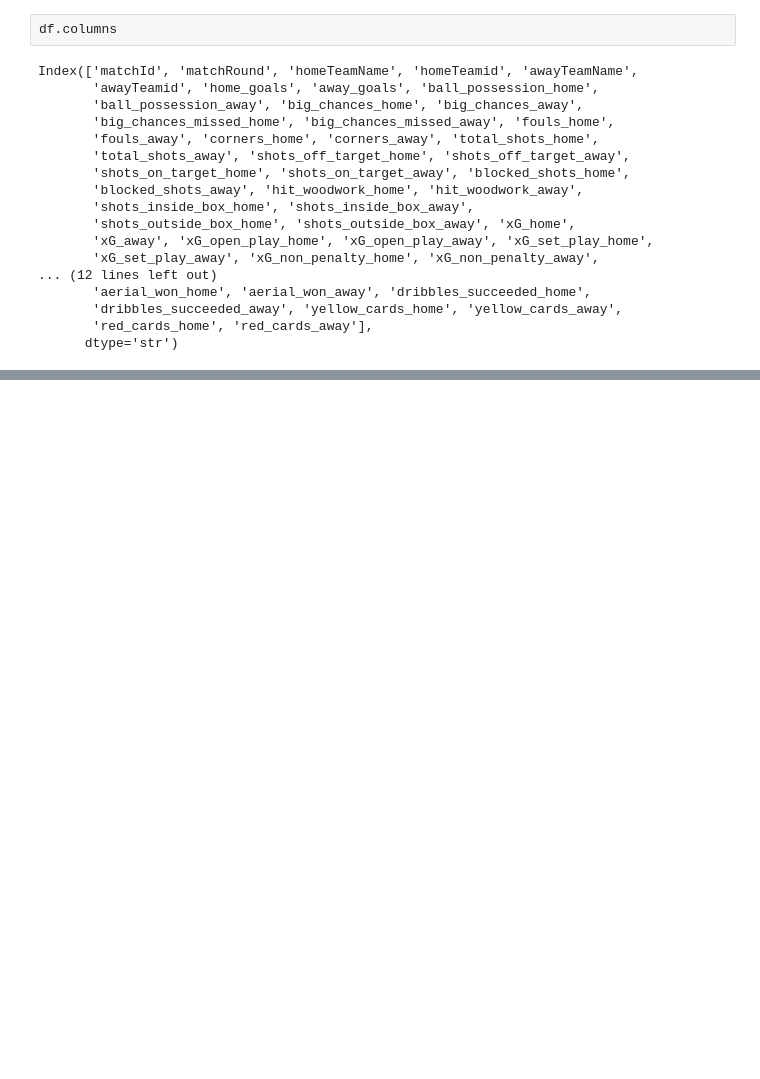
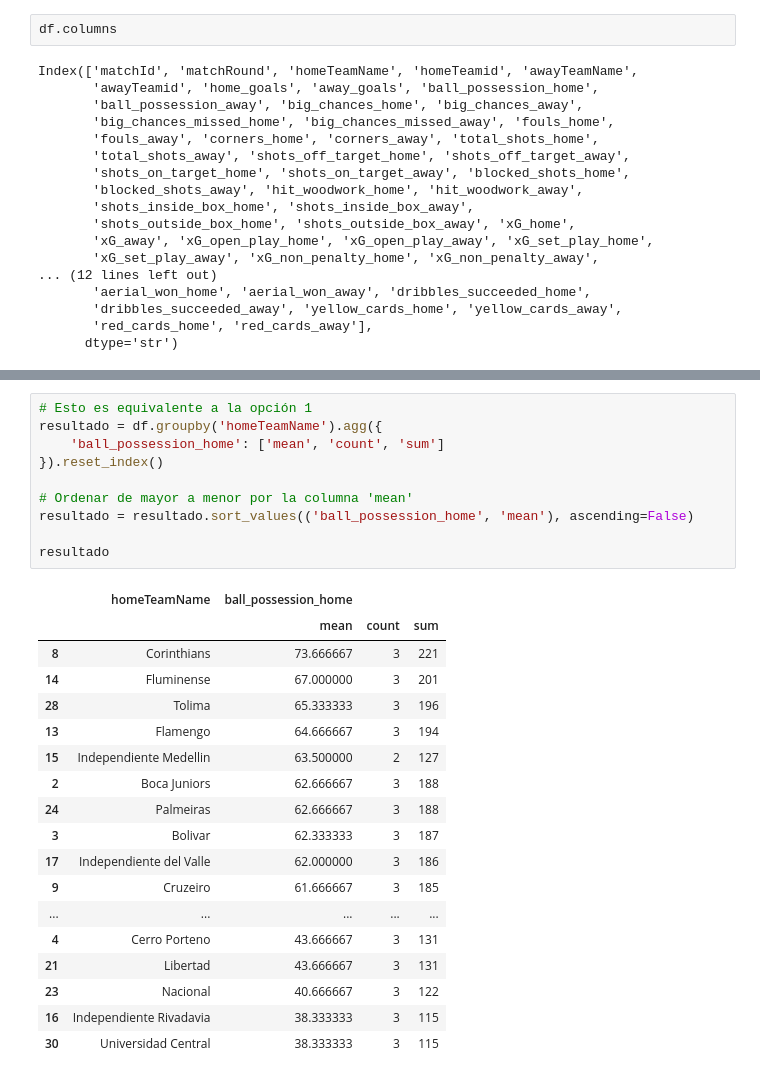
Before and after one commit to bolaxel/wcup26, a Jupyter notebook: analysis.ipynb, the cells around one changed output, grey strips where cells are left out. Saved outputs shown, nothing was run; the diff lists cells and outputs as text; blank space fills up the shorter version.

Commit message:
most ball possession

```diff
--- a/analysis.ipynb
+++ b/analysis.ipynb
@@ -33,0 +121,29 @@ Index(['matchId', 'matchRound', 'homeTeamName', 'homeTeamid', 'awayTeamName',
+# %%
+# Esto es equivalente a la opción 1
+resultado = df.groupby('homeTeamName').agg({
+    'ball_possession_home': ['mean', 'count', 'sum']
+}).reset_index()
+
+# Ordenar de mayor a menor por la columna 'mean'
+resultado = resultado.sort_values(('ball_possession_home', 'mean'), ascending=False)
+
+resultado
+# %% [output]
+|  | homeTeamName | ball_possession_home |  |  |
+|  |  | mean | count | sum |
+| 8 | Corinthians | 73.666667 | 3 | 221 |
+| 14 | Fluminense | 67.000000 | 3 | 201 |
+| 28 | Tolima | 65.333333 | 3 | 196 |
+| 13 | Flamengo | 64.666667 | 3 | 194 |
+| 15 | Independiente Medellin | 63.500000 | 2 | 127 |
+| 2 | Boca Juniors | 62.666667 | 3 | 188 |
+| 24 | Palmeiras | 62.666667 | 3 | 188 |
+| 3 | Bolivar | 62.333333 | 3 | 187 |
+| 17 | Independiente del Valle | 62.000000 | 3 | 186 |
+| 9 | Cruzeiro | 61.666667 | 3 | 185 |
+| ... | ... | ... | ... | ... |
+| 4 | Cerro Porteno | 43.666667 | 3 | 131 |
+| 21 | Libertad | 43.666667 | 3 | 131 |
+| 23 | Nacional | 40.666667 | 3 | 122 |
+| 16 | Independiente Rivadavia | 38.333333 | 3 | 115 |
+| 30 | Universidad Central | 38.333333 | 3 | 115 |
```
Also changed, not shown: parts of 10 cells of this notebook.
